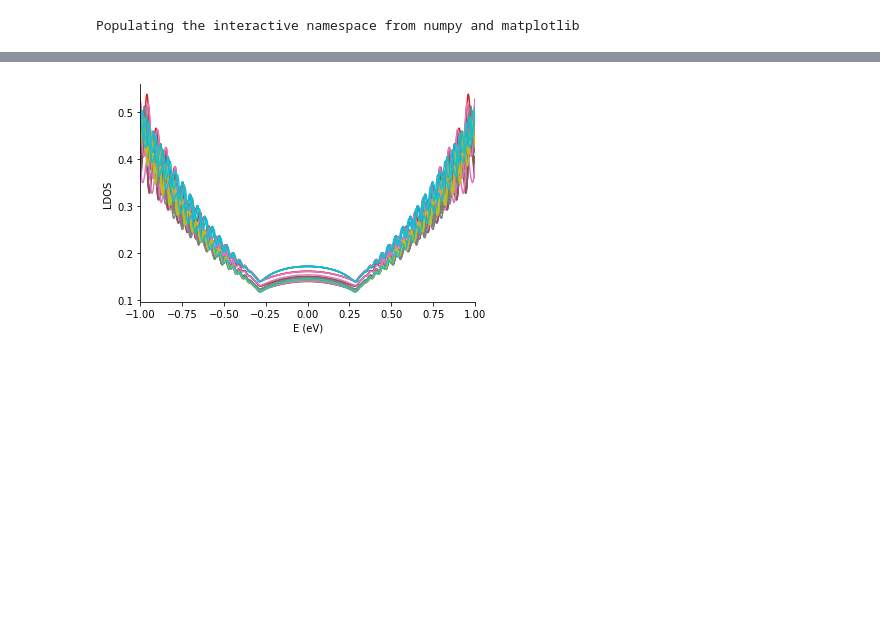
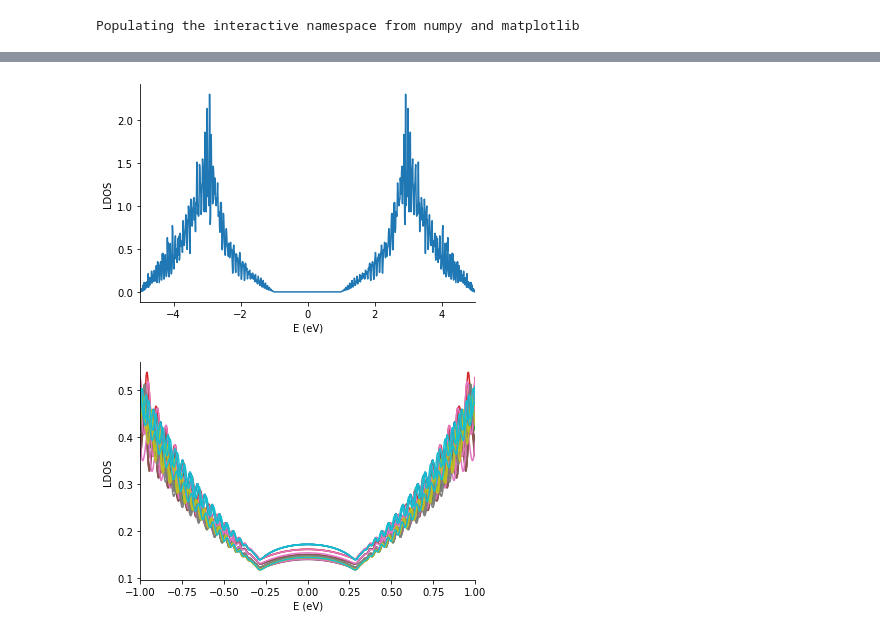
Before and after one commit to asbothjanos/Weyl_Z2_2D, a Jupyter notebook: python/Coupled_BHZedge_angle_pybinding_kpm.ipynb, the cells around one changed output, grey strips where cells are left out. Drawn from its saved outputs; the diff is of its cells as text; code cells hidden in the pictures; blank space fills up the shorter version.

```diff
--- a/python/Coupled_BHZedge_angle_pybinding_kpm.ipynb
+++ b/python/Coupled_BHZedge_angle_pybinding_kpm.ipynb
@@ -82,3 +83,7 @@ plot(*results.points,'ro')
+# %%
+results.ldos_data[0].plot()
+# %% [output]
+[figure, added]
 # %%
 for i,p in enumerate(linspace(0,pi/2,10)):
     results=surf_dos(u=-1.7,C=0.1,num_pts=3,broadening=0.01,phi=p,L=500,W=50)
```
Also changed, not shown: parts of 2 cells of this notebook, 1 other file.
